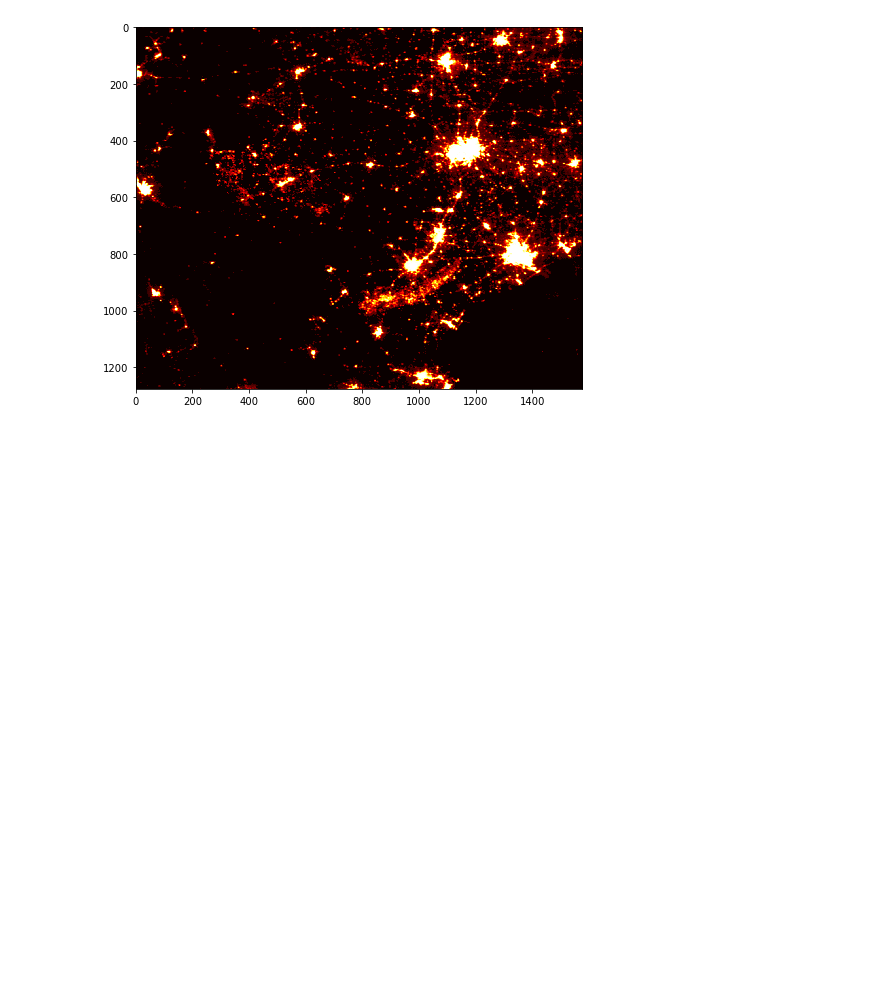
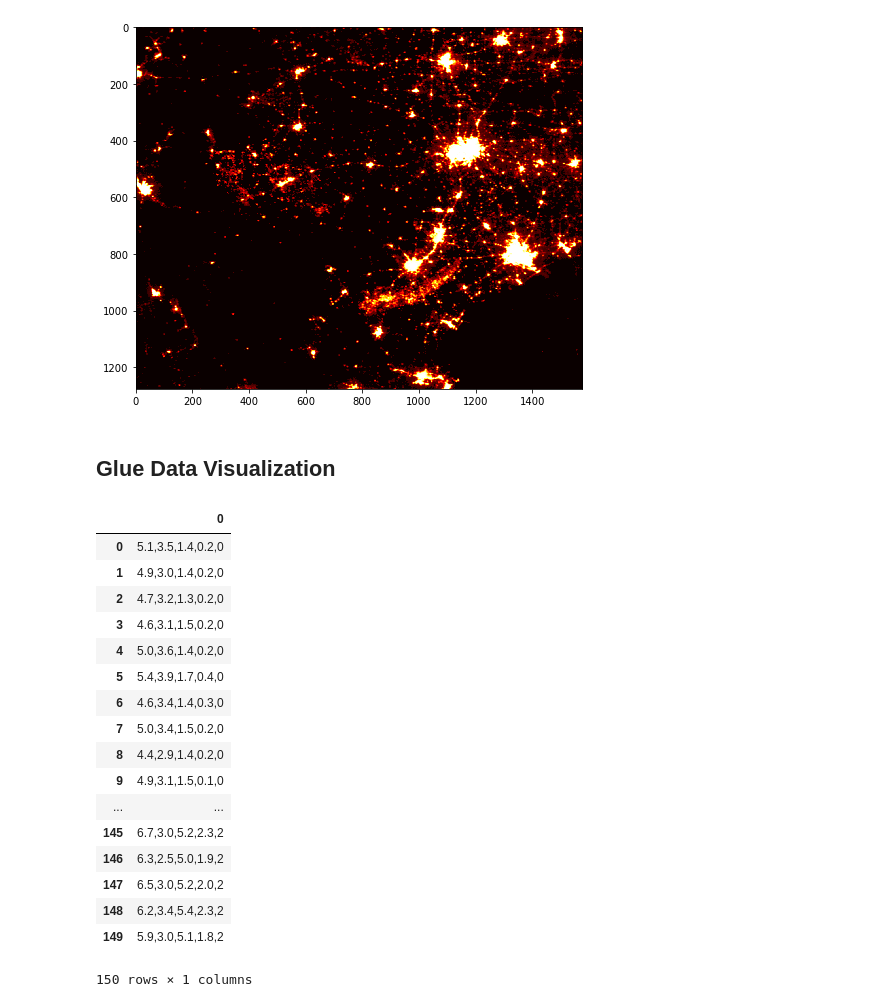
Before and after one commit to asewnath/scipy_2019_tools, a Jupyter notebook: notebooks/SciPy 2019 Tools.ipynb, the cells around one changed output. Saved outputs shown, nothing was run; the diff lists cells and outputs as text; code cells hidden in the pictures; blank space fills up the shorter version.

Commit message:
added glue information

```diff
--- a/notebooks/SciPy 2019 Tools.ipynb
+++ b/notebooks/SciPy 2019 Tools.ipynb
@@ -484,3 +484,28 @@ plt.imshow(nightlights, cmap='hot')
 # %% [output]
 <matplotlib.image.AxesImage at 0x...>
 [figure]
+# %% [markdown]
+## Glue Data Visualization
+# %%
+data = pandas.read_csv('../data/iris.data', sep=" ", header=None)
+# %%
+data
+# %% [output]
+|  | 0 |
+| 0 | 5.1,3.5,1.4,0.2,0 |
+| 1 | 4.9,3.0,1.4,0.2,0 |
+| 2 | 4.7,3.2,1.3,0.2,0 |
+| 3 | 4.6,3.1,1.5,0.2,0 |
+| 4 | 5.0,3.6,1.4,0.2,0 |
+| 5 | 5.4,3.9,1.7,0.4,0 |
+| 6 | 4.6,3.4,1.4,0.3,0 |
+| 7 | 5.0,3.4,1.5,0.2,0 |
+| 8 | 4.4,2.9,1.4,0.2,0 |
+| 9 | 4.9,3.1,1.5,0.1,0 |
+| ... | ... |
+| 145 | 6.7,3.0,5.2,2.3,2 |
+| 146 | 6.3,2.5,5.0,1.9,2 |
+| 147 | 6.5,3.0,5.2,2.0,2 |
+| 148 | 6.2,3.4,5.4,2.3,2 |
+| 149 | 5.9,3.0,5.1,1.8,2 |
+150 rows × 1 columns
```
Also changed, not shown: parts of 4 cells of this notebook, 3 other files.
